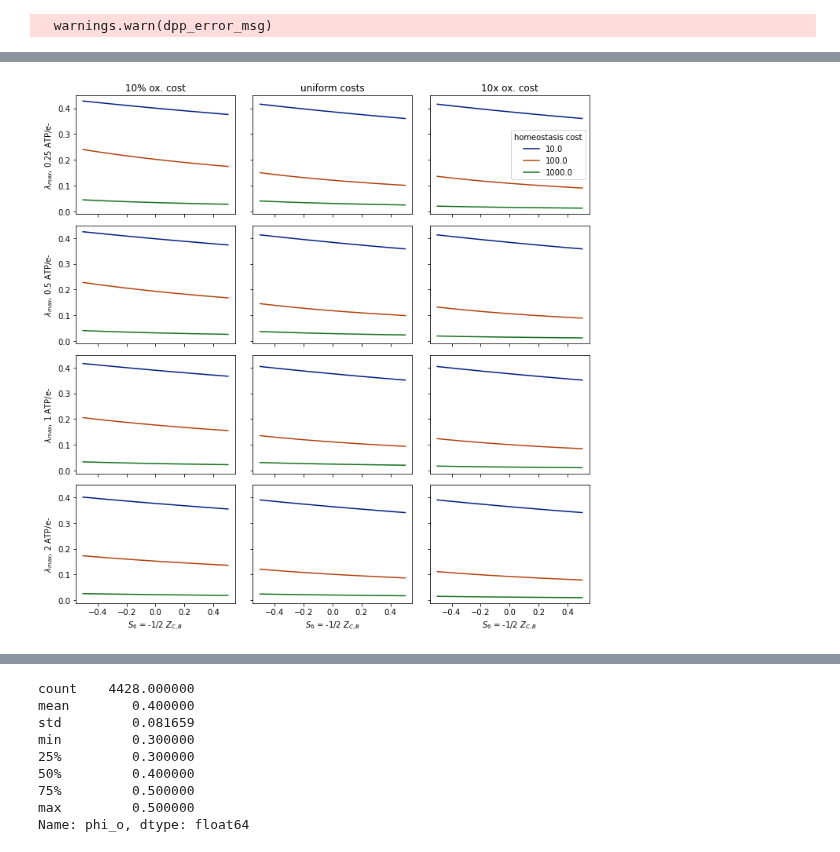
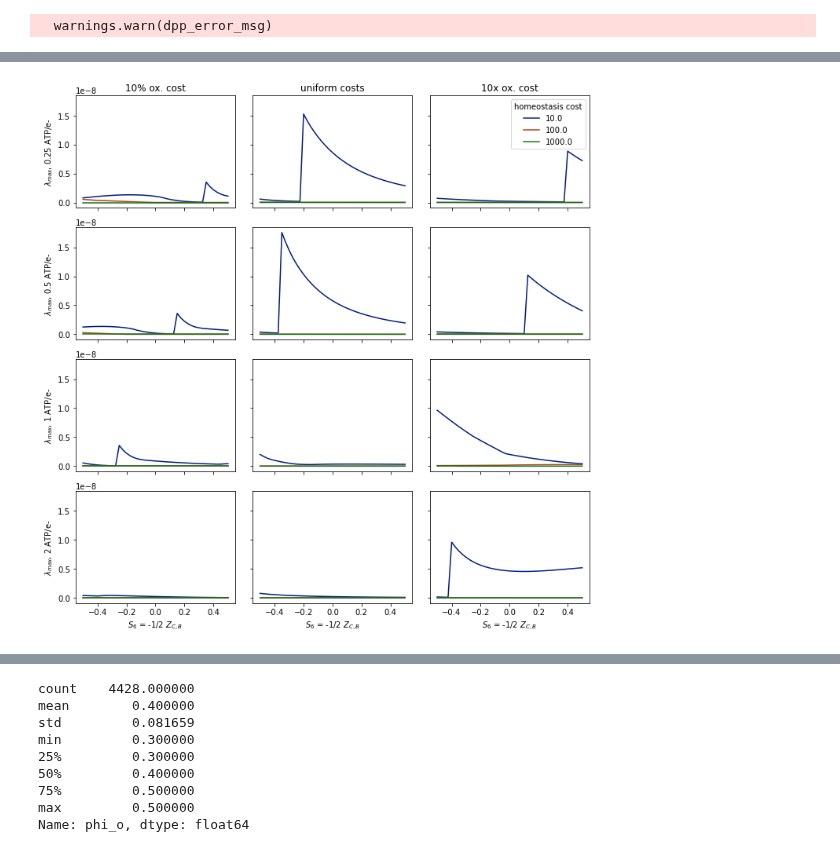
Before and after one commit to flamholz/redox-proteome, a Jupyter notebook: notebooks/LinearizedAutoModel.ipynb, the cells around one changed output, grey strips where cells are left out. Saved outputs shown, nothing was run; the diff lists cells and outputs as text; code cells hidden in the pictures.

```diff
--- a/notebooks/LinearizedAutoModel.ipynb
+++ b/notebooks/LinearizedAutoModel.ipynb
@@ -35,6 +35,6 @@ redox_homeostasis  can burn off extra reductant for balancing, ge...
 # %%
 # Do a quick run of the model to make sure it is feasible
-lambda_max, opt_p = lam.maximize_lambda(phi_o=0.4)
+lambda_max, opt_p = lam.maximize_lambda(min_phi_o=0.4)
 lambda_max
 # %% [output]
   warnings.warn(dpp_error_msg)
@@ -84,0 +65,19 @@ Text(0, 0.5, '$\\phi$')
+# %%
+fig, axs = plt.subplots(1, 2, figsize=(10, 5))
+mask = (phi_df != 0).all(axis=1)
+
+plt.sca(axs[0])
+
+phi_cols = [c for c in phi_df.columns if c.endswith('phi')] + ['phi_o']
+sns.lineplot(data=phi_df[mask][phi_cols])
+plt.xlabel(r'maximum $\lambda$ (hr$^{-1}$)')
+plt.ylabel(r'$\phi$')
+
+plt.sca(axs[1])
+j_cols = [c for c in phi_df.columns if c.endswith('flux')]
+sns.lineplot(data=phi_df[mask][j_cols]*3600)
+plt.xlabel(r'maximum $\lambda$ (hr$^{-1}$)')
+plt.ylabel(r'flux (/hr)')
+
+plt.tight_layout()
+plt.show()
@@ -214,7 +213,7 @@ ATP_per_es = [0.25, 0.5, 1, 2]
 # Load a model, will copy it for each run so we know we are always modifying
 # same the baseline but don't need to read a file in the inner loop
 lmm = LinearMetabolicModel.FromFiles(m_fname, S_fname)
-res_dict = dict(ZCB=[], phi_o=[], homeo_cost=[], lambda_max=[], S6=[], ox_cost=[], ox_ATP_per_e=[])
+res_dict = dict(ZCB=[], min_phi_o=[], homeo_cost=[], lambda_max=[], S6=[], ox_cost=[], ox_ATP_per_e=[])
 
 phi_names = ['phi_{0}'.format(p) for p in lmm.processes]
 j_names = ['j_{0}'.format(p) for p in lmm.processes]
@@ -229,22 +228,20 @@ for z in ZCBs:
                     ref_lam = lmm.copy()
                     ref_lam.set_ZCB(z)
                     ref_lam.set_process_mass('oxidation', ox_cost)
-                    ref_lam.set_process_mass('cyclic_flow', ox_cost)
-                    ref_lam.set_process_mass('ATP_homeostasis', homeo_cost)
-                    ref_lam.set_process_mass('redox_homeostasis', homeo_cost)
+                    ref_lam.set_process_mass('cyclic_flow', homeo_cost)
                     ref_lam.set_ATP_yield('reduction', atp_per_e)
-                    m, opt_p = ref_lam.maximize_lambda(phi_o=phi_o)
+                    max_lambda, opt_p = ref_lam.maximize_lambda(min_phi_o=phi_o)
                     res_dict['ZCB'].append(z)
-                    res_dict['phi_o'].append(phi_o)
+                    res_dict['min_phi_o'].append(phi_o)
                     res_dict['homeo_cost'].append(homeo_cost)
-                    res_dict['lambda_max'].append(m)
+                    res_dict['lambda_max'].append(max_lambda)
                     res_dict['S6'].append(ref_lam.get_S6())
                     res_dict['ox_cost'].append(ox_cost)
                     res_dict['ox_ATP_per_e'].append(atp_per_e)
 
                     # get phis and fluxes
                     phis = opt_p.var_dict['phis'].value
-                    if m == 0:
+                    if max_lambda == 0:
                         phis = np.zeros(lmm.n_processes)
                     ks = opt_p.param_dict['ks'].value
                     ms = opt_p.param_dict['ms'].value
@@ -258,30 +264,30 @@ res_df = pd.DataFrame(res_dict)
 # %%
 fig, axs = plt.subplots(figsize=(10, 10), nrows=4, ncols=3, sharex=True, sharey=True)
 
 titles = '10% ox. cost,uniform costs,10x ox. cost'.split(',')
 for i, a_per_e in enumerate(ATP_per_es):
     for j, ox_cost in enumerate(ox_costs):
         plt.sca(axs[i, j])
-        mask = np.logical_and(res_df.ox_cost == ox_cost, res_df.phi_o == phi_os[1])
+        mask = np.logical_and(res_df.ox_cost == ox_cost, res_df.min_phi_o == phi_os[1])
         mask = np.logical_and(mask, res_df.ox_ATP_per_e == a_per_e)
         sns.lineplot(data=res_df[mask], x='S6', y='lambda_max', hue='homeo_cost', palette='dark')
         plt.xlabel('$S_6$ = -1/2 $Z_{C,B}$')
         plt.legend().set_visible(False)
 
         if i == 0:
             plt.title(titles[j])
 
         if j == 0:
             plt.ylabel(r'$\lambda_{{max}}$, {0} ATP/e-'.format(a_per_e))
 
 plt.sca(axs[0,2])
 plt.legend(title='homeostasis cost').set_visible(True)
 
 plt.tight_layout()
 plt.savefig('../output/lambda_max_vs_S6.png', dpi=300, facecolor='white')
 plt.show()
 # %% [output]
-[figure, old version]
+[figure, new version]
 # %%
 mask = np.logical_and(res_df.ox_cost == 1000.0, res_df.phi_o == 0.4)
 mask = np.logical_and(mask, res_df.ox_ATP_per_e == 2.0)
```
Also changed, not shown: parts of 13 cells of this notebook, 1 other file.
